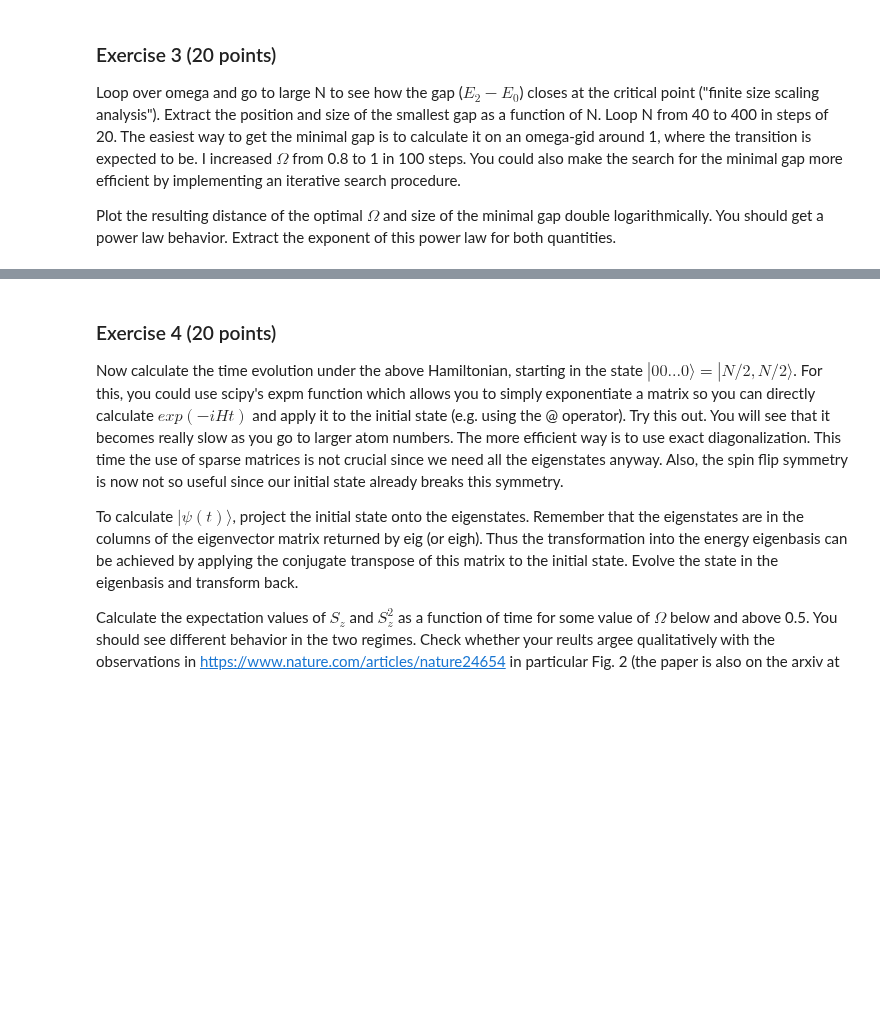
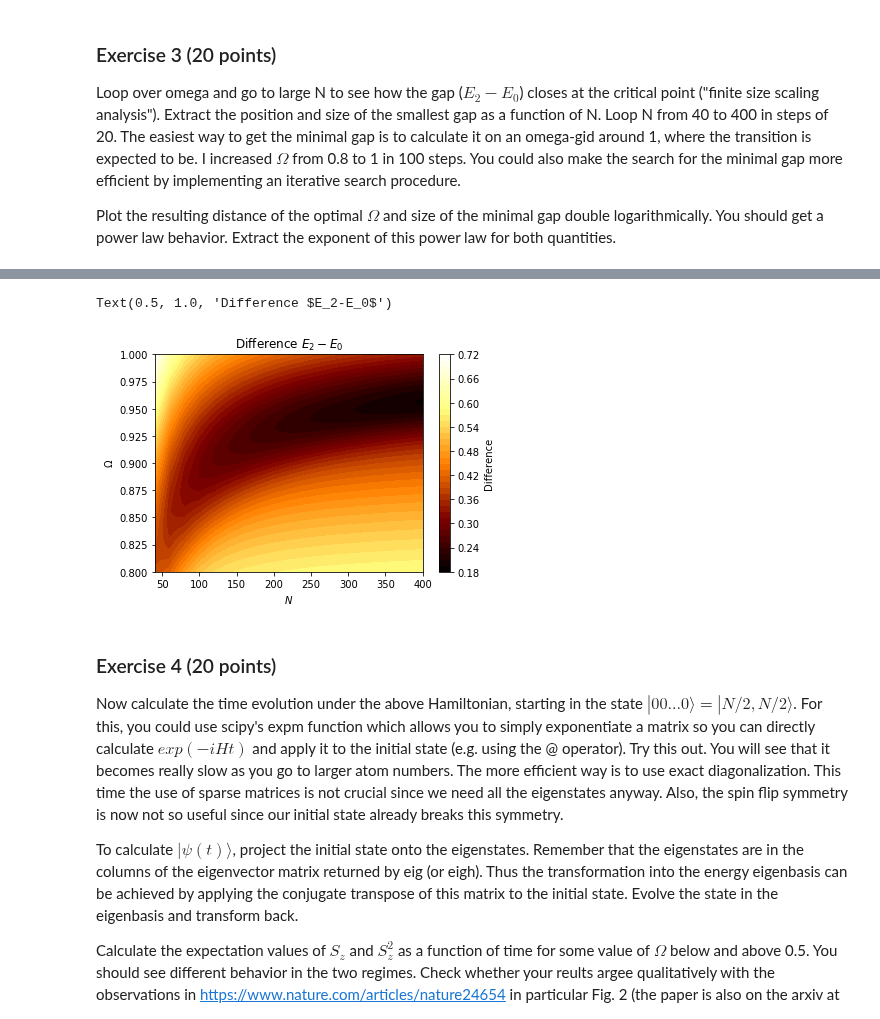
Before and after one commit to ml4cdeca/ComputationalQuantumDynamics, a Jupyter notebook: blatt4/exercise4.ipynb, the cells around one changed output, grey strips where cells are left out. Cells and saved outputs as stored; diff of their text form; code cells hidden in the pictures; blank space fills up the shorter version.

```diff
--- a/blatt4/exercise4.ipynb
+++ b/blatt4/exercise4.ipynb
@@ -130,3 +156,13 @@ Plot the resulting distance of the optimal $\Omega$ and size of the minimal gap
+# %%
+x,y=np.meshgrid(NSpace,OmSpace)
+plt.contourf(x,y,diff,40,cmap=plt.cm.afmhot)
+plt.colorbar(label='Difference')
+plt.xlabel('$N$')
+plt.ylabel('$\Omega$')
+plt.title('Difference $E_2-E_0$')
+# %% [output]
+Text(0.5, 1.0, 'Difference $E_2-E_0$')
+[figure, added]
 # %% [markdown]
 ### Exercise 4 (20 points)
 
```
Also changed, not shown: parts of 5 cells of this notebook.
